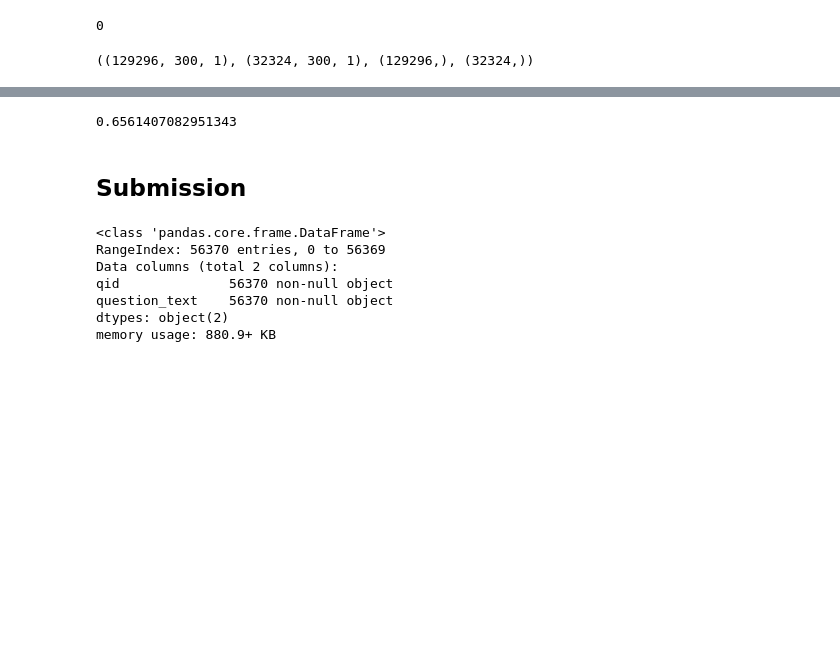
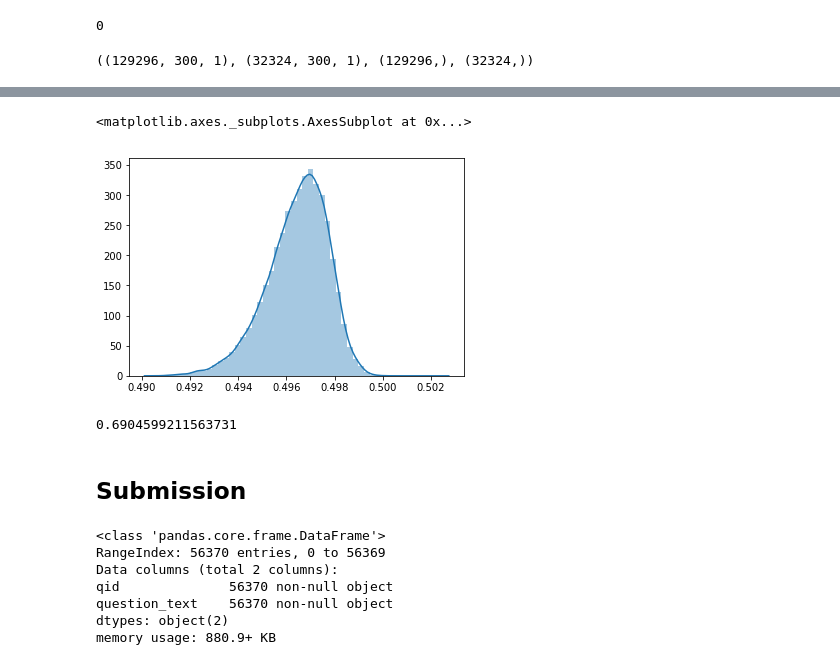
Before and after one commit to y2ee201/Kaggle-Quora-Insincere, a Jupyter notebook: quora_insincere_questions.ipynb, the cells around one changed output, grey strips where cells are left out. Cells and saved outputs as stored; diff of their text form; code cells hidden in the pictures; blank space fills up the shorter version.

```diff
--- a/quora_insincere_questions.ipynb
+++ b/quora_insincere_questions.ipynb
@@ -167,7 +170,7 @@ Non-trainable params: 0
 _________________________________________________________________
 # %%
 performance = nn_conv.fit(X_train, y_train,
-                          batch_size=64, epochs=10,
+                          batch_size=128, epochs=5,
                           validation_data=[X_test, y_test])
 # %% [output]
 Train on 129296 samples, validate on 32324 samples
@@ -183,3 +185,8 @@ Epoch 5/10
 # %%
 preds = nn_conv.predict(X_test)
+# %%
+sns.distplot(preds)
+# %% [output]
+<matplotlib.axes._subplots.AxesSubplot at 0x...>
+[figure, added]
 # %%
@@ -187,7 +194,7 @@ preds = [0 if i<0.51 else 1 for i in preds]
 # %%
-f1_score(y_pred=preds, y_true=y_test)
+f1_score(y_pred=preds_bin, y_true=y_test)
 # %% [output]
-0.6561407082951343
+0.6904599211563731
 # %% [markdown]
 ## Submission
 # %%
```
Also changed, not shown: parts of 7 cells of this notebook.
